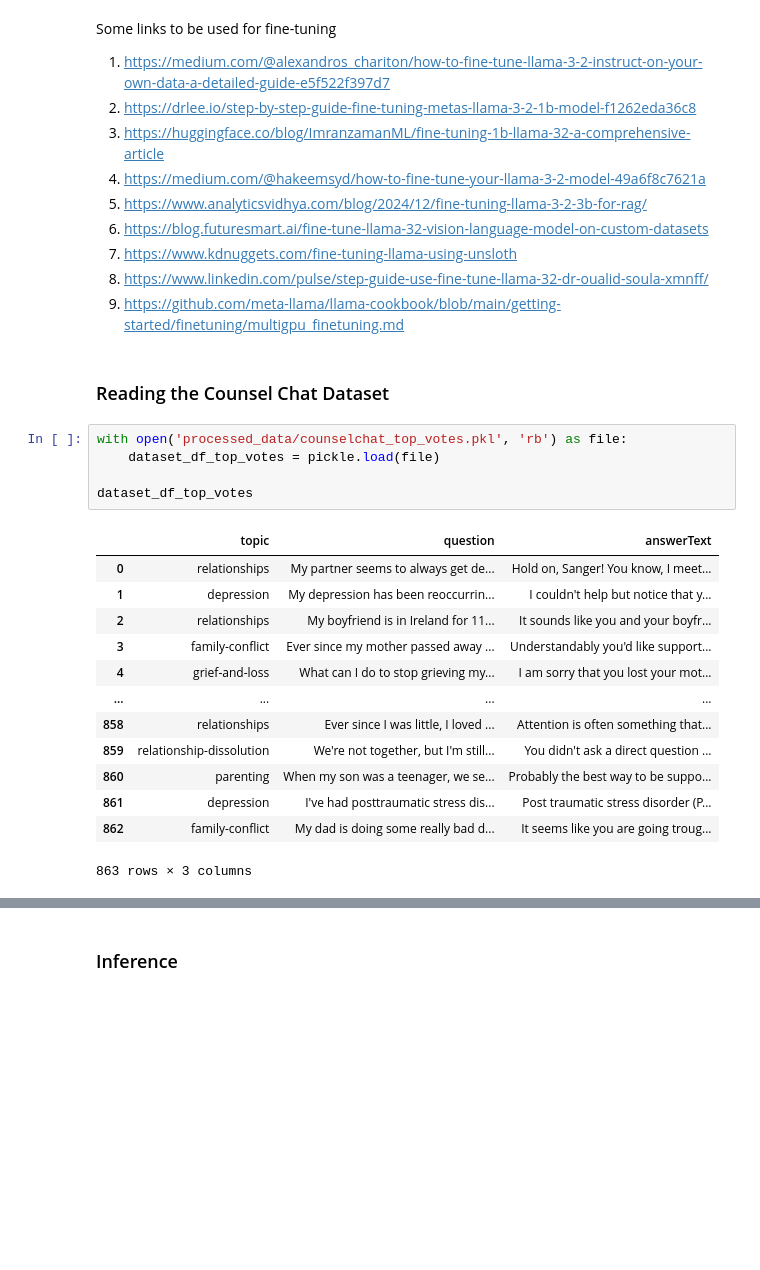
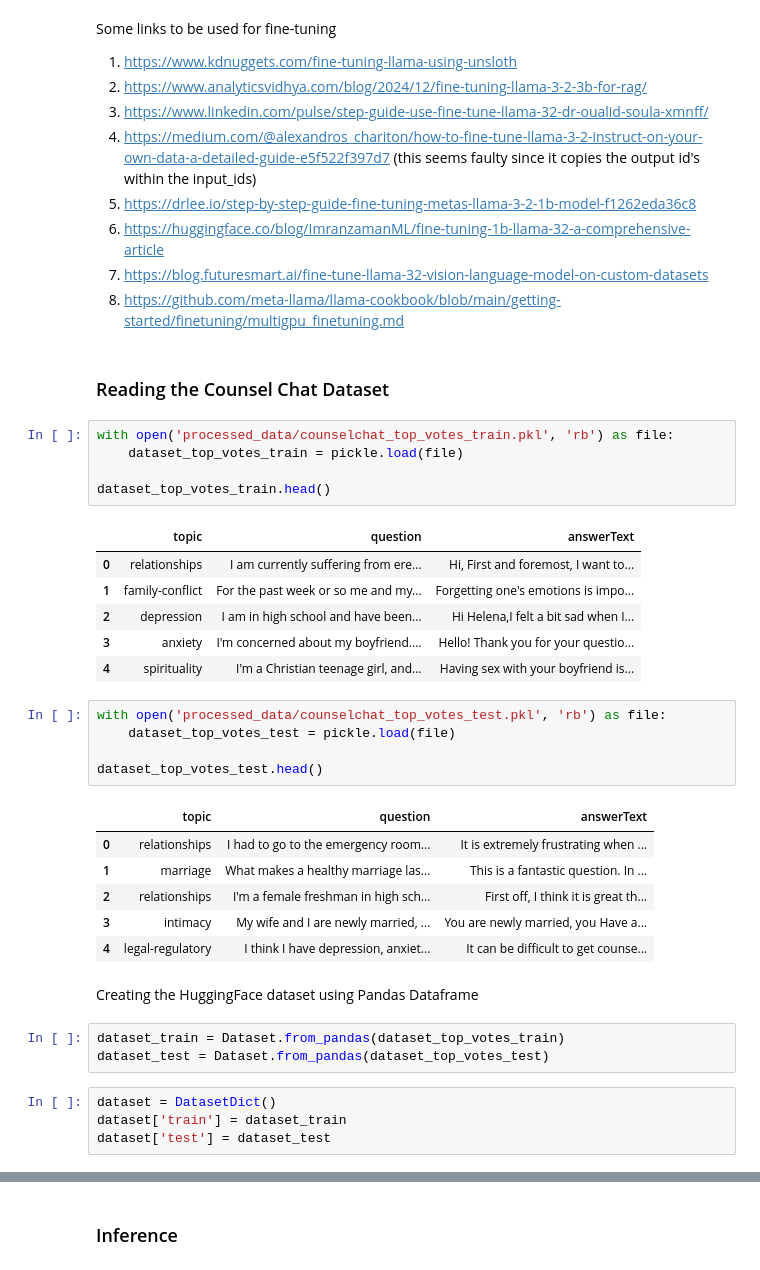
Before and after one commit to embedded-robotics/mental-health-agents, a Jupyter notebook: src/dpo/llama32_instruct_sft_counsel_chat.ipynb, the cells around one changed output, grey strips where cells are left out. Saved outputs shown, nothing was run; the diff lists cells and outputs as text; blank space fills up the shorter version.

```diff
--- a/src/dpo/llama32_instruct_sft_counsel_chat.ipynb
+++ b/src/dpo/llama32_instruct_sft_counsel_chat.ipynb
@@ -6,32 +21,45 @@ from datasets import load_dataset
 # %% [markdown]
 Some links to be used for fine-tuning
-1. https://medium.com/@alexandros_chariton/how-to-fine-tune-llama-3-2-instruct-on-your-own-data-a-detailed-guide-e5f522f397d7
-2. https://drlee.io/step-by-step-guide-fine-tuning-metas-llama-3-2-1b-model-f1262eda36c8
-3. https://huggingface.co/blog/ImranzamanML/fine-tuning-1b-llama-32-a-comprehensive-article
-4. https://medium.com/@hakeemsyd/how-to-fine-tune-your-llama-3-2-model-49a6f8c7621a
-5. https://www.analyticsvidhya.com/blog/2024/12/fine-tuning-llama-3-2-3b-for-rag/
-6. https://blog.futuresmart.ai/fine-tune-llama-32-vision-language-model-on-custom-datasets
-7. https://www.kdnuggets.com/fine-tuning-llama-using-unsloth
-8. https://www.linkedin.com/pulse/step-guide-use-fine-tune-llama-32-dr-oualid-soula-xmnff/
-9. https://github.com/meta-llama/llama-cookbook/blob/main/getting-started/finetuning/multigpu_finetuning.md
+1. https://www.kdnuggets.com/fine-tuning-llama-using-unsloth
+2. https://www.analyticsvidhya.com/blog/2024/12/fine-tuning-llama-3-2-3b-for-rag/
+3. https://www.linkedin.com/pulse/step-guide-use-fine-tune-llama-32-dr-oualid-soula-xmnff/
+4. https://medium.com/@alexandros_chariton/how-to-fine-tune-llama-3-2-instruct-on-your-own-data-a-detailed-guide-e5f522f397d7 (this seems faulty since it copies the output id's within the input_ids)
+5. https://drlee.io/step-by-step-guide-fine-tuning-metas-llama-3-2-1b-model-f1262eda36c8
+6. https://huggingface.co/blog/ImranzamanML/fine-tuning-1b-llama-32-a-comprehensive-article
+7. https://blog.futuresmart.ai/fine-tune-llama-32-vision-language-model-on-custom-datasets
+8. https://github.com/meta-llama/llama-cookbook/blob/main/getting-started/finetuning/multigpu_finetuning.md
 # %% [markdown]
 ### Reading the Counsel Chat Dataset
 # %%
-with open('processed_data/counselchat_top_votes.pkl', 'rb') as file:
-    dataset_df_top_votes = pickle.load(file)
+with open('processed_data/counselchat_top_votes_train.pkl', 'rb') as file:
+    dataset_top_votes_train = pickle.load(file)
 
-dataset_df_top_votes
+dataset_top_votes_train.head()
 # %% [output]
 |  | topic | question | answerText |
-| 0 | relationships | My partner seems to always get de... | Hold on, Sanger! You know, I meet... |
-| 1 | depression | My depression has been reoccurrin... | I couldn't help but notice that y... |
-| 2 | relationships | My boyfriend is in Ireland for 11... | It sounds like you and your boyfr... |
-| 3 | family-conflict | Ever since my mother passed away ... | Understandably you'd like support... |
-| 4 | grief-and-loss | What can I do to stop grieving my... | I am sorry that you lost your mot... |
-| ... | ... | ... | ... |
-| 858 | relationships | Ever since I was little, I loved ... | Attention is often something that... |
-| 859 | relationship-dissolution | We're not together, but I'm still... | You didn't ask a direct question ... |
-| 860 | parenting | When my son was a teenager, we se... | Probably the best way to be suppo... |
-| 861 | depression | I've had posttraumatic stress dis... | Post traumatic stress disorder (P... |
-| 862 | family-conflict | My dad is doing some really bad d... | It seems like you are going troug... |
+| 0 | relationships | I am currently suffering from ere... | Hi, First and foremost, I want to... |
+| 1 | family-conflict | For the past week or so me and my... | Forgetting one's emotions is impo... |
+| 2 | depression | I am in high school and have been... | Hi Helena,I felt a bit sad when I... |
+| 3 | anxiety | I'm concerned about my boyfriend.... | Hello! Thank you for your questio... |
+| 4 | spirituality | I'm a Christian teenage girl, and... | Having sex with your boyfriend is... |
-863 rows × 3 columns
+# %%
+with open('processed_data/counselchat_top_votes_test.pkl', 'rb') as file:
+    dataset_top_votes_test = pickle.load(file)
+
+dataset_top_votes_test.head()
+# %% [output]
+|  | topic | question | answerText |
+| 0 | relationships | I had to go to the emergency room... | It is extremely frustrating when ... |
+| 1 | marriage | What makes a healthy marriage las... | This is a fantastic question. In ... |
+| 2 | relationships | I'm a female freshman in high sch... | First off, I think it is great th... |
+| 3 | intimacy | My wife and I are newly married, ... | You are newly married, you Have a... |
+| 4 | legal-regulatory | I think I have depression, anxiet... | It can be difficult to get counse... |
+# %% [markdown]
+Creating the HuggingFace dataset using Pandas Dataframe
+# %%
+dataset_train = Dataset.from_pandas(dataset_top_votes_train)
+dataset_test = Dataset.from_pandas(dataset_top_votes_test)
+# %%
+dataset = DatasetDict()
+dataset['train'] = dataset_train
+dataset['test'] = dataset_test
```
Also changed, not shown: parts of 31 cells of this notebook, 15 other files.
